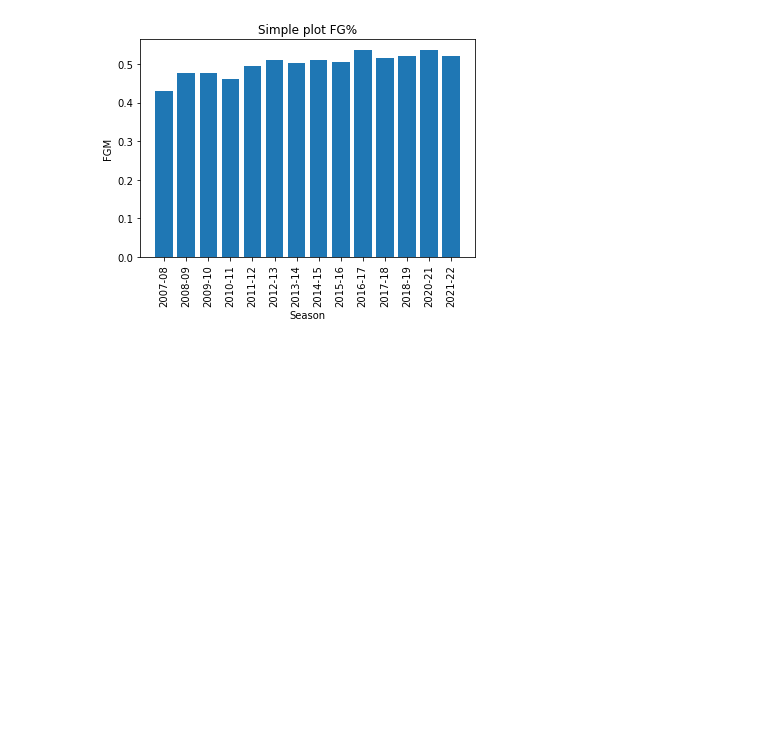
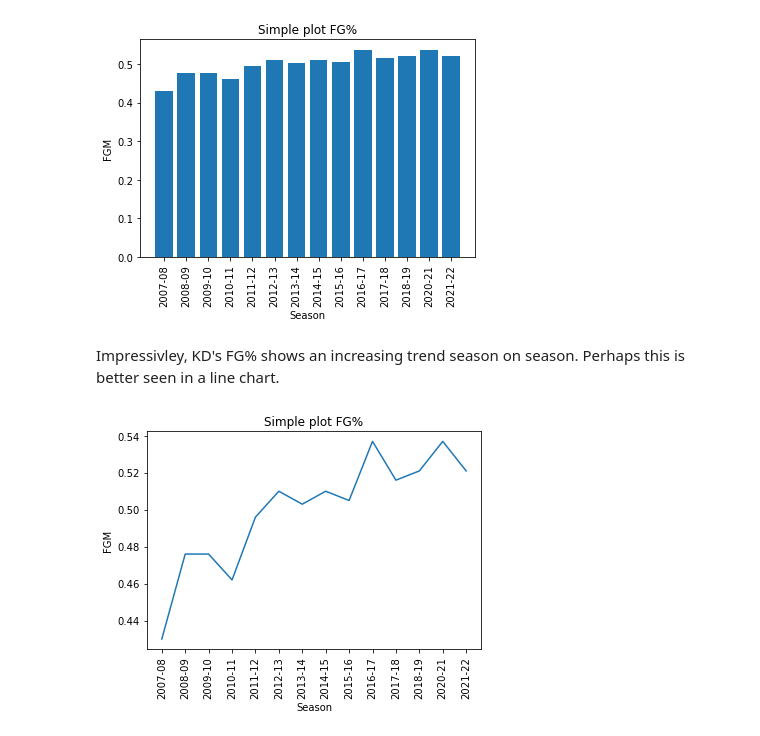
Before and after one commit to tjalback/Sports-Analytics, a Jupyter notebook: Sports Analytics.ipynb, the cells around one changed output. Drawn from its saved outputs; the diff is of its cells as text; code cells hidden in the pictures; blank space fills up the shorter version.

```diff
--- a/Sports Analytics.ipynb
+++ b/Sports Analytics.ipynb
@@ -272,3 +273,15 @@ plt.xticks(rotation=90)
 ax.grid(False)
 # %% [output]
 [figure]
+# %% [markdown]
+Impressivley, KD's FG% shows an increasing trend season on season. Perhaps this is better seen in a line chart.
+# %%
+fig, ax = plt.subplots()
+ax.plot(KD_yby['SEASON_ID'], KD_yby['FG_PCT'])
+
+ax.set(xlabel='Season', ylabel='FGM',
+       title='Simple plot FG%')
+plt.xticks(rotation=90)
+ax.grid(False)
+# %% [output]
+[figure, added]
```
Also changed, not shown: parts of 15 cells of this notebook.
